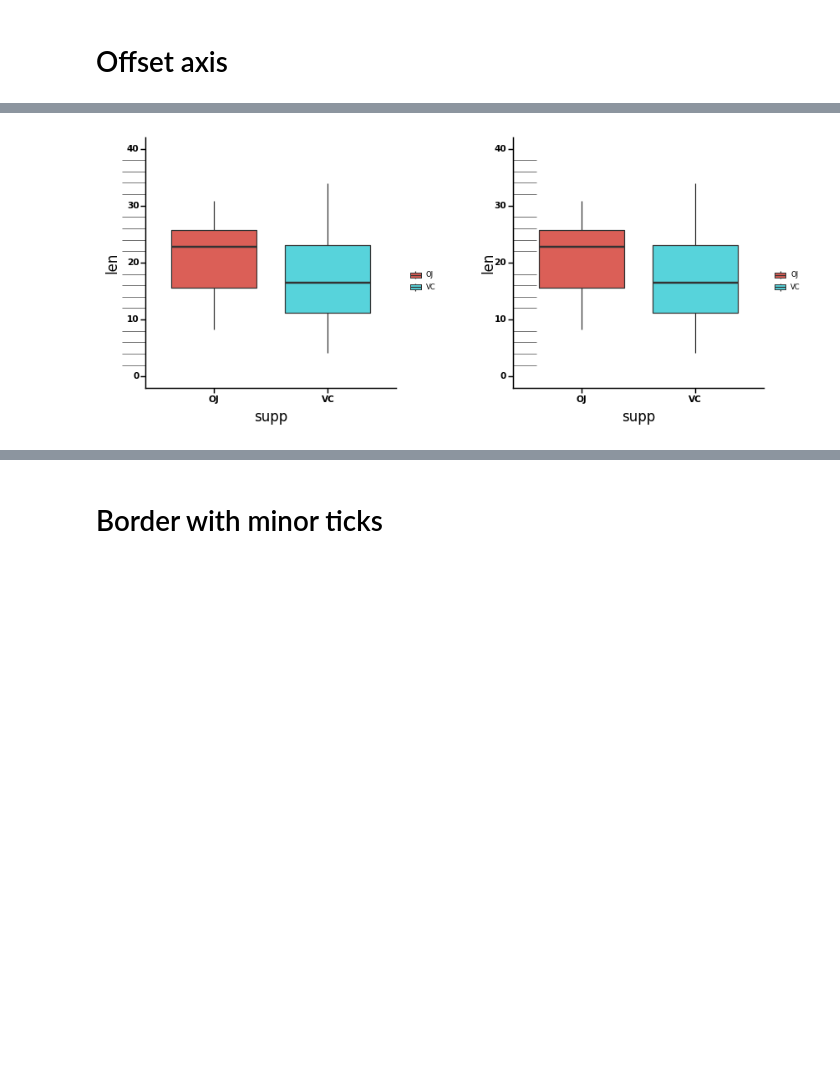
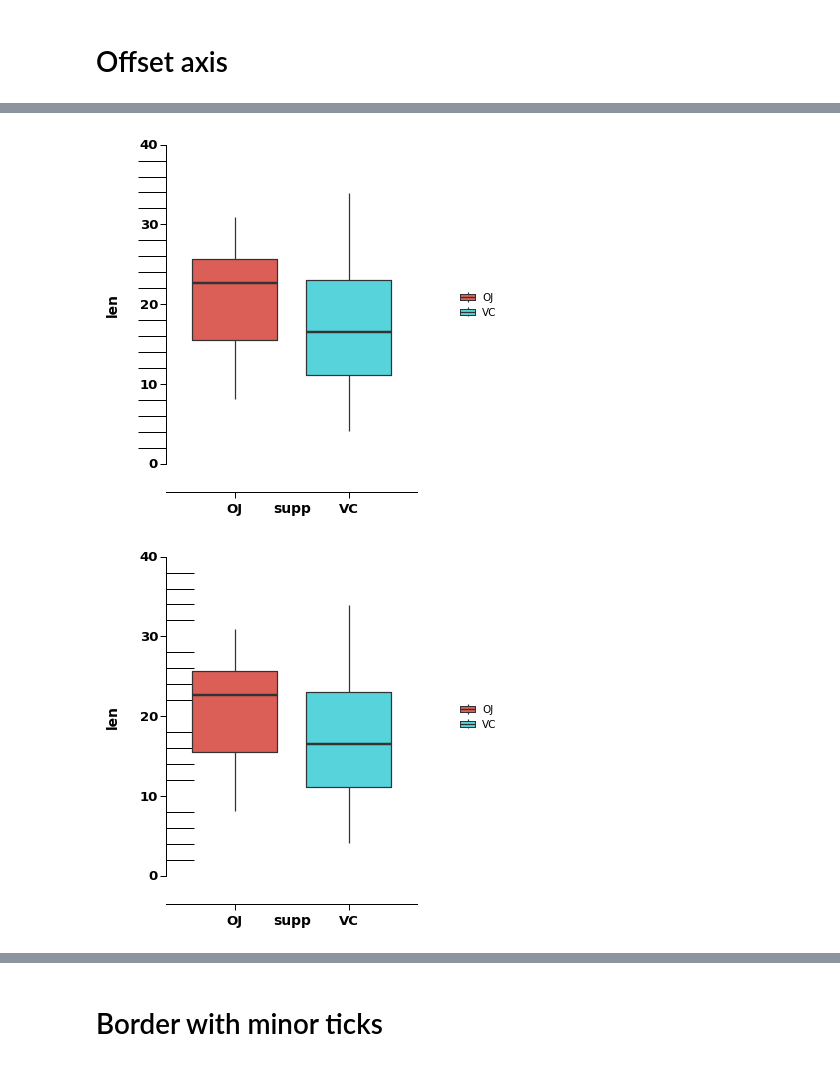
Before and after one commit to pwwang/plotnine-prism, a Jupyter notebook: examples/axes.ipynb, the cells around one changed output, grey strips where cells are left out. Cells and saved outputs as stored; diff of their text form; code cells hidden in the pictures; blank space fills up the shorter version.

```diff
--- a/examples/axes.ipynb
+++ b/examples/axes.ipynb
@@ -224,22 +236,23 @@ print(p1, p2)
 # %%
 # change minor tick length and direction
 p = (
     ggplot(ToothGrowth, aes(x="supp", y="len"))
     + geom_boxplot(aes(fill="supp"))
     + theme_prism()
     + scale_y_continuous(
         limits=(0, 40),
         minor_breaks=seq(0, 40, 2),
         guide=guide_prism_offset_minor(),
     )
 )
 
 p1 = p + theme(prism_ticks_length_y=20)
 p2 = p + theme(prism_ticks_length_y=-20)
 
-plot_grid(p1, p2)
+print(p1, p2)
 # %% [output]
-[figure, old version]
+[figure, new version]
+[figure, added]
 # %%
 # change minor tick length and direction
 p = (
```
Also changed, not shown: parts of 16 cells of this notebook, 12 other files.
